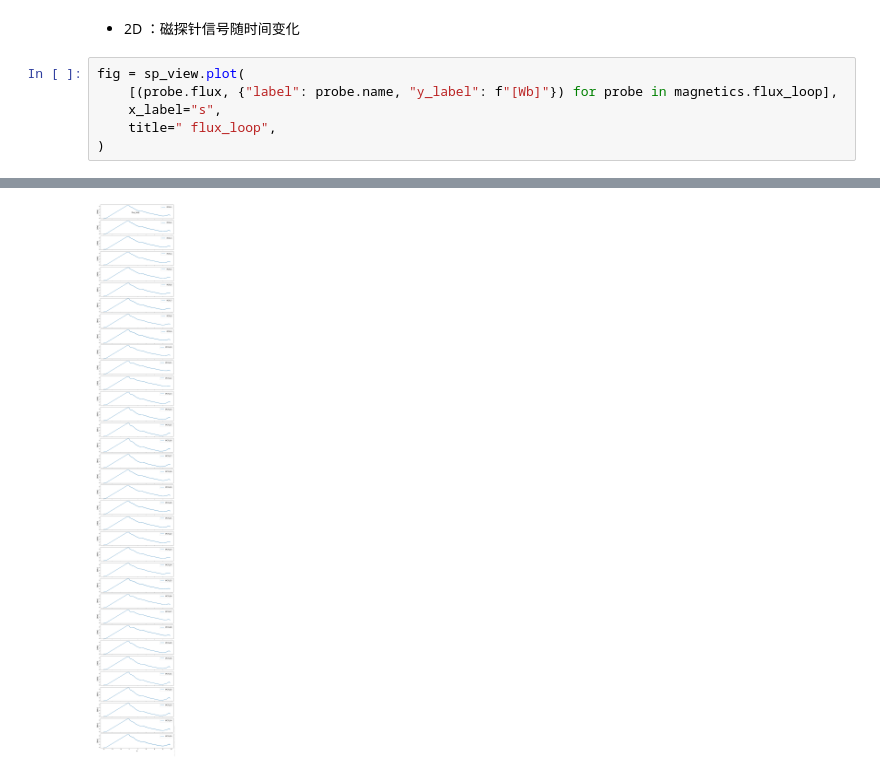
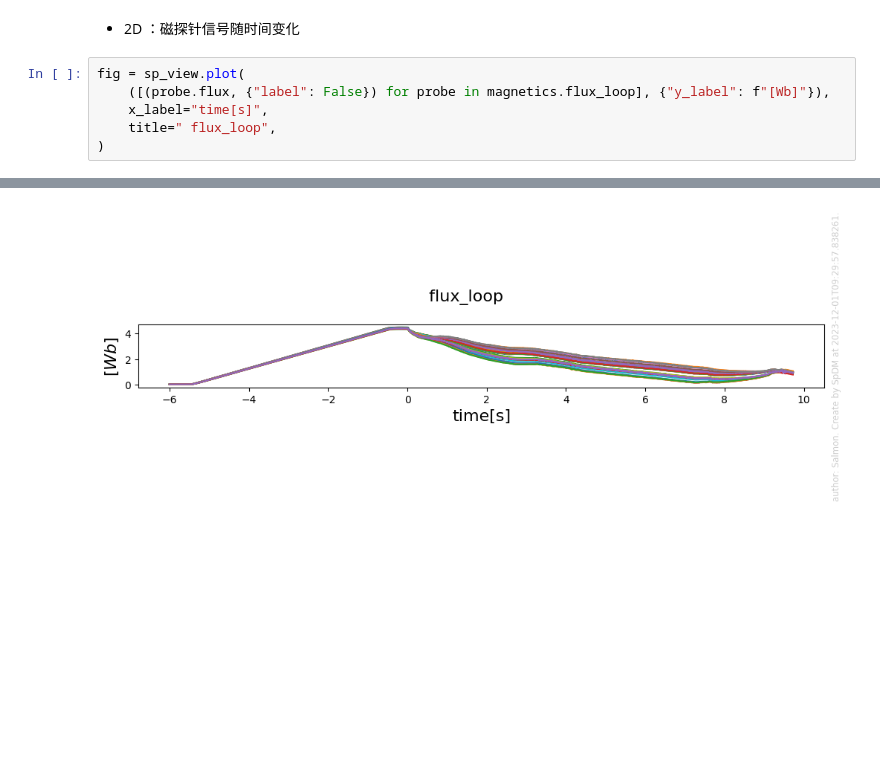
Before and after one commit to fusion-yun/fytok_tutorial, a Jupyter notebook: tutorial/FyTok_module_Device.ipynb, the cells around one changed output, grey strips where cells are left out. Cells and saved outputs as stored; diff of their text form; blank space fills up the shorter version.

```diff
--- a/tutorial/FyTok_module_Device.ipynb
+++ b/tutorial/FyTok_module_Device.ipynb
@@ -155,8 +153,8 @@ fig=sp_view.display(magnetics)
 - 2D ：磁探针信号随时间变化
 # %%
 fig = sp_view.plot(
-    [(probe.flux, {"label": probe.name, "y_label": f"[Wb]"}) for probe in magnetics.flux_loop],
-    x_label="s",
+    ([(probe.flux, {"label": False}) for probe in magnetics.flux_loop], {"y_label": f"[Wb]"}),
+    x_label="time[s]",
     title=" flux_loop",
 )
 # %% [output]
@@ -164 +162 @@ fig = sp_view.plot(
-[figure, old version]
+[figure, new version]
```
Also changed, not shown: parts of 4 cells of this notebook, 6 other files.
